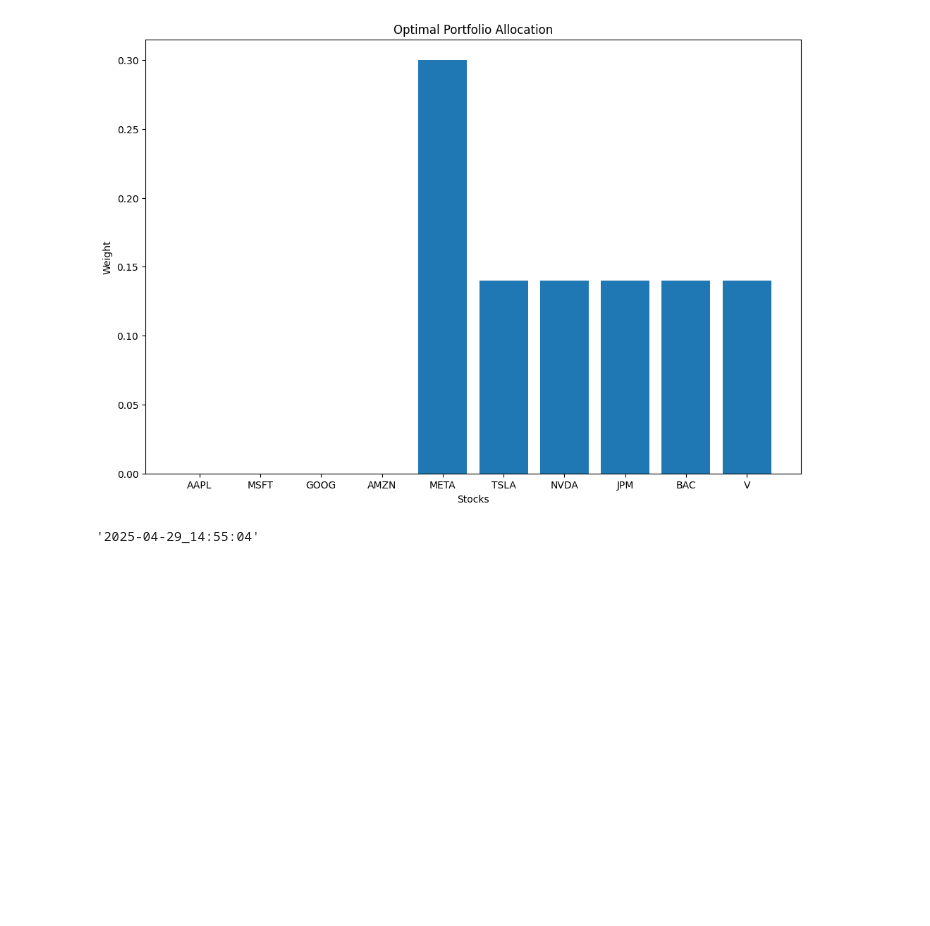
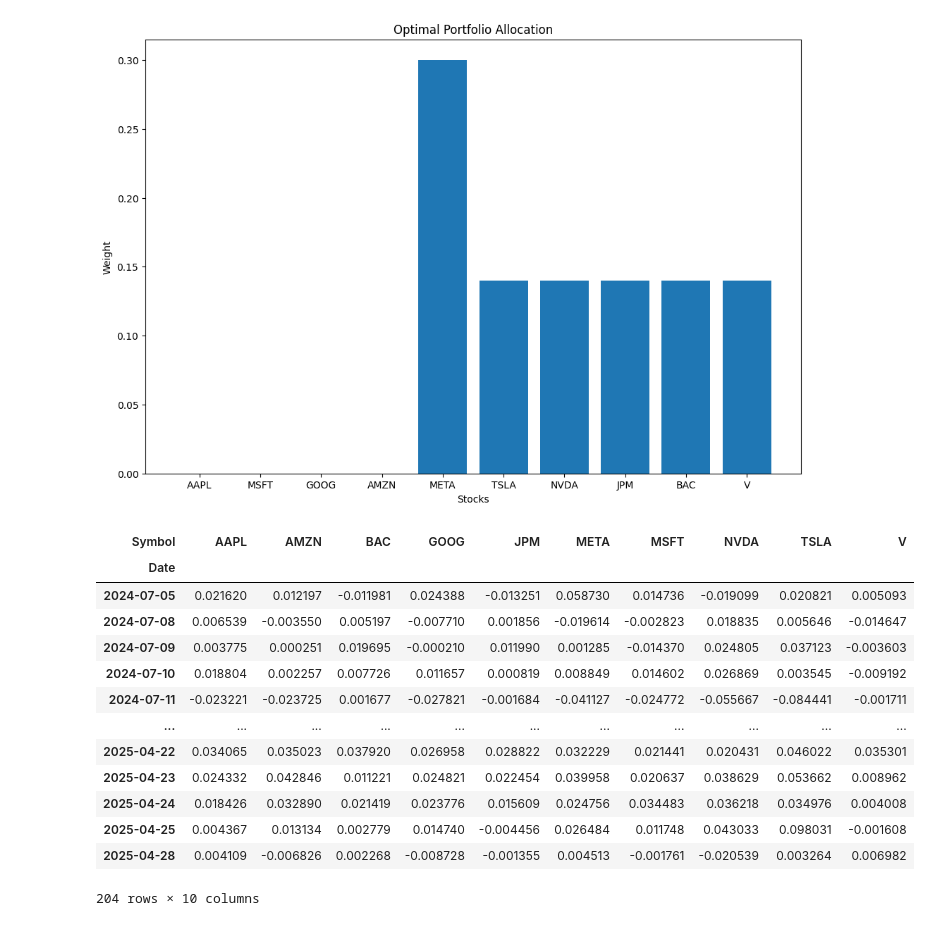
Before and after one commit to BullsEye268/AI_Application_Portfolio_Optimisation, a Jupyter notebook: trials.ipynb, the cells around one changed output. Drawn from its saved outputs; the diff is of its cells as text; code cells hidden in the pictures; blank space fills up the shorter version.

```diff
--- a/trials.ipynb
+++ b/trials.ipynb
@@ -373,6 +374,19 @@ mongodb://localhost:27017/
 Model saved to MongoDB
 [figure]
 # %%
-time.strftime("%Y-%m-%d_%H:%M:%S")
+returns_data
 # %% [output]
+| Symbol | AAPL | AMZN | BAC | GOOG | JPM | META | MSFT | NVDA | TSLA | V |
+| Date |  |  |  |  |  |  |  |  |  |  |
+| 2024-07-05 | 0.021620 | 0.012197 | -0.011981 | 0.024388 | -0.013251 | 0.058730 | 0.014736 | -0.019099 | 0.020821 | 0.005093 |
+| 2024-07-08 | 0.006539 | -0.003550 | 0.005197 | -0.007710 | 0.001856 | -0.019614 | -0.002823 | 0.018835 | 0.005646 | -0.014647 |
+| 2024-07-09 | 0.003775 | 0.000251 | 0.019695 | -0.000210 | 0.011990 | 0.001285 | -0.014370 | 0.024805 | 0.037123 | -0.003603 |
+| 2024-07-10 | 0.018804 | 0.002257 | 0.007726 | 0.011657 | 0.000819 | 0.008849 | 0.014602 | 0.026869 | 0.003545 | -0.009192 |
+| 2024-07-11 | -0.023221 | -0.023725 | 0.001677 | -0.027821 | -0.001684 | -0.041127 | -0.024772 | -0.055667 | -0.084441 | -0.001711 |
+| ... | ... | ... | ... | ... | ... | ... | ... | ... | ... | ... |
+| 2025-04-22 | 0.034065 | 0.035023 | 0.037920 | 0.026958 | 0.028822 | 0.032229 | 0.021441 | 0.020431 | 0.046022 | 0.035301 |
+| 2025-04-23 | 0.024332 | 0.042846 | 0.011221 | 0.024821 | 0.022454 | 0.039958 | 0.020637 | 0.038629 | 0.053662 | 0.008962 |
+| 2025-04-24 | 0.018426 | 0.032890 | 0.021419 | 0.023776 | 0.015609 | 0.024756 | 0.034483 | 0.036218 | 0.034976 | 0.004008 |
+| 2025-04-25 | 0.004367 | 0.013134 | 0.002779 | 0.014740 | -0.004456 | 0.026484 | 0.011748 | 0.043033 | 0.098031 | -0.001608 |
+| 2025-04-28 | 0.004109 | -0.006826 | 0.002268 | -0.008728 | -0.001355 | 0.004513 | -0.001761 | -0.020539 | 0.003264 | 0.006982 |
-'2025-04-29_14:55:04'
+204 rows × 10 columns
```
Also changed, not shown: parts of 1 cell of this notebook, 3 other files.
